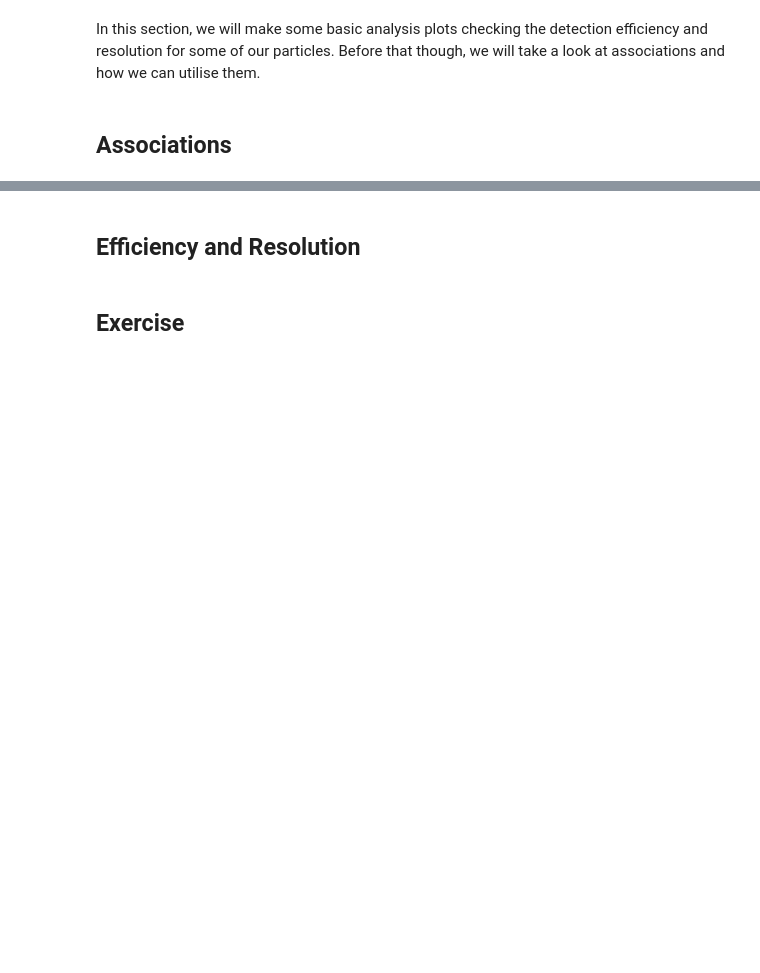
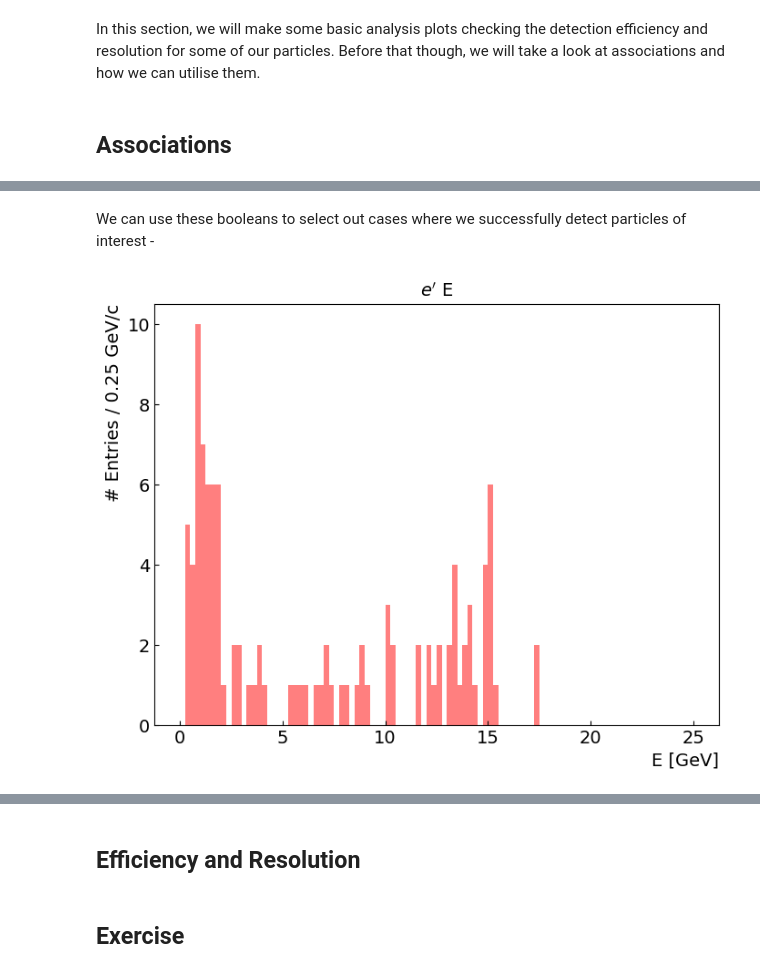
Before and after one commit to eic/HSF-India, a Jupyter notebook: Working_With_Simulation_Output/Working_With_Simulation_Output_TUTOR.ipynb, the cells around one changed output, grey strips where cells are left out. Cells and saved outputs as stored; diff of their text form; code cells hidden in the pictures; blank space fills up the shorter version.

Commit message:
Added associations section

```diff
--- a/Working_With_Simulation_Output/Working_With_Simulation_Output_TUTOR.ipynb
+++ b/Working_With_Simulation_Output/Working_With_Simulation_Output_TUTOR.ipynb
@@ -310,0 +364,3 @@ In this section, we will make some basic analysis plots checking the detection e
+# %%
+RecoAssoc = tree['ReconstructedChargedParticleAssociations'].arrays()
+tree['ReconstructedChargedParticleAssociations'].keys()
@@ -310,0 +379,16 @@ In this section, we will make some basic analysis plots checking the detection e
+# %%
+RecID=RecoAssoc['ReconstructedChargedParticleAssociations.recID'] # Array of reconstructed IDs
+SimID=RecoAssoc['ReconstructedChargedParticleAssociations.simID'] # Array of simulated IDs
+BoolMatch=(MCPartBr["MCParticles.PDG"][SimID])==(ReconChPartBr["ReconstructedChargedParticles.PDG"][RecID]) # Use simulated or reconstructed IDs as indices
+BoolElec=(MCPartBr["MCParticles.PDG"][SimID][BoolMatch]==11)
+BoolPion=(abs(MCPartBr["MCParticles.PDG"][SimID][BoolMatch])==211) # Use abs to include both positive and negative pions
+# %% [markdown]
+We can use these booleans to select out cases where we successfully detect particles of interest -
+# %%
+plt.hist(ak.flatten(ReconChPartBr["ReconstructedChargedParticles.energy"][RecID][BoolElec]), bins=100, range=(0,25),alpha=0.5, color='r', label="Rec")
+plt.xlabel('E [GeV]')
+plt.ylabel('# Entries / 0.25 GeV/c')
+plt.title("$e'$ E")
+plt.show()
+# %% [output]
+[figure, added]
```
Also changed, not shown: parts of 32 cells of this notebook.
